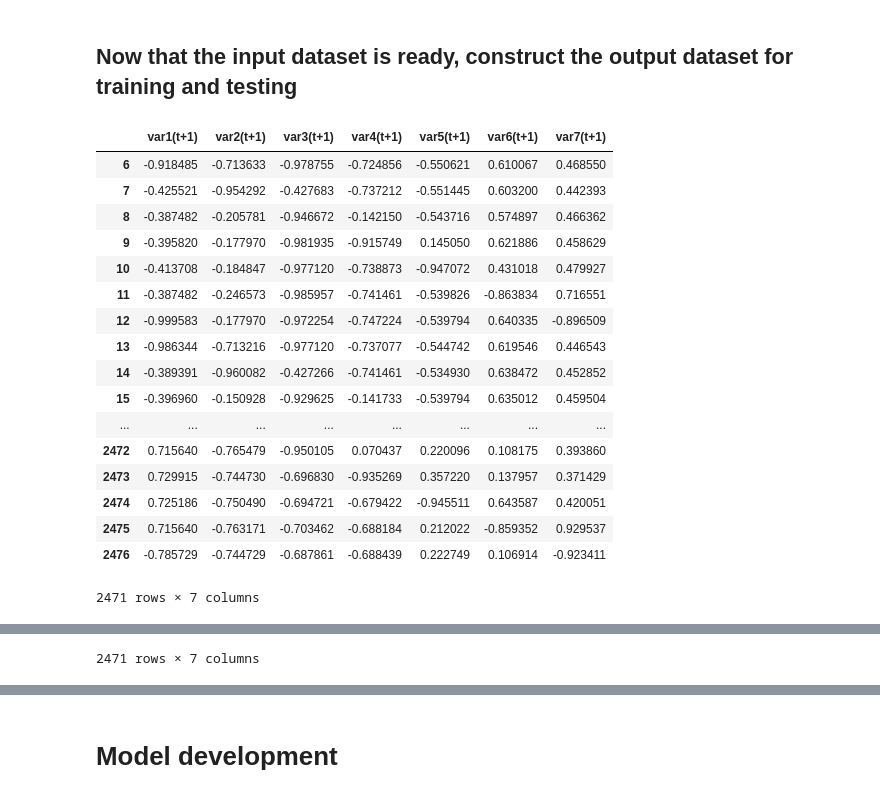
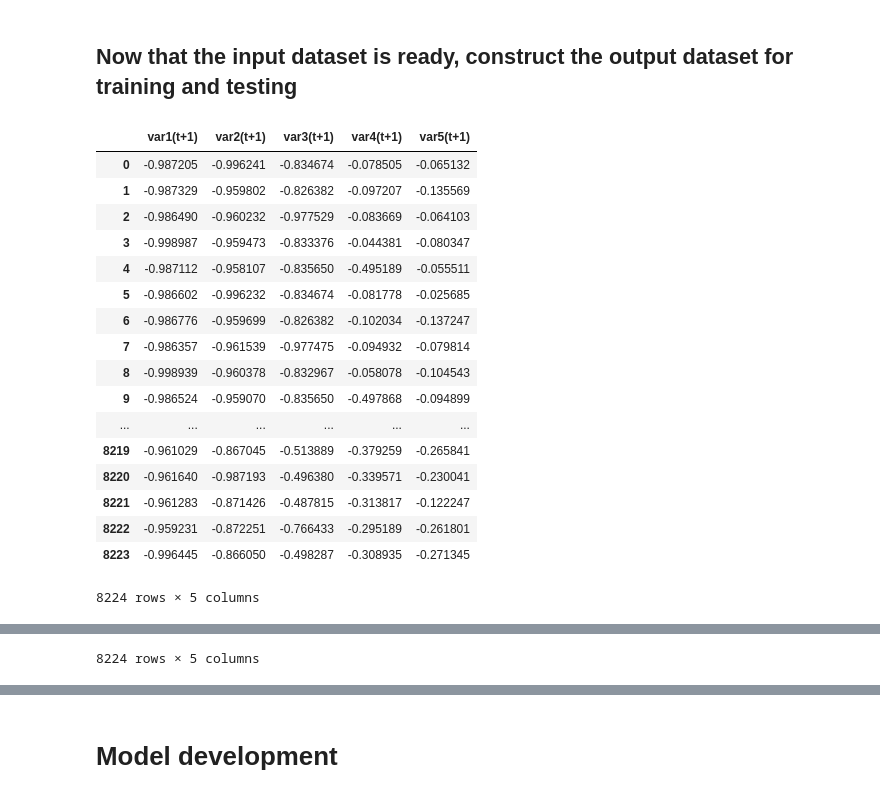
Before and after one commit to abhishekabhishek/mlh-2018, a Jupyter notebook: COMP 3190 Assignment 4.ipynb, the cells around one changed output, grey strips where cells are left out. Drawn from its saved outputs; the diff is of its cells as text; code cells hidden in the pictures.

```diff
--- a/COMP 3190 Assignment 4.ipynb
+++ b/COMP 3190 Assignment 4.ipynb
@@ -27,6 +27,6 @@ Home directory for the current user :  C:\Users\Alpha
 # %%
 # Add path to the sample data file for training and testing models
 sample_file_path = path.join(user_home_dir,
-                                  'Desktop\MLH-2018\\amex-nyse-nasdaq-stock-histories\subset_data\AAL.csv')
+                                  'Desktop\\MLH-2018\\amex-nyse-nasdaq-stock-histories\\subset_data\\HPQ.csv')
 print('Path to the data file currently being used : ', sample_file_path)
 # %% [output]
@@ -160,2 +190,4 @@ plt.show()
 # %% [markdown]
 ## Now that the dataframe are constructed, we can start the feature extraction and normalization
+# %%
+sample_dataframe = sample_dataframe.reset_index(drop=True)
@@ -161,0 +203,15 @@ plt.show()
+# %%
+# Initialize the list to hold the normalized data valuess
+scaled_features = []
+
+# Approach 1 : Using the data from previous 7 days to predict the next day
+from sklearn.preprocessing import MinMaxScaler
+
+# Normalize and scale each one of the input features and construct the
+# scaler array for doing inverse scaling later
+sample_df_cols = list(sample_dataframe.columns.values)
+sample_df_cols.remove('date')
+sample_df_cols.remove('Timestamp')
+sample_df_cols.remove('volume')
+
+display(sample_df_cols)
@@ -265,7 +312,7 @@ def make_dataset_batchable(data_array_in, desired_ratio, batch_size):
 # Make the dataset batchable for the training and testing
 
 batch_size = 7
-test_train_ratio = 0.75
+test_train_ratio = 0.6667
 
 ratio_to_use, scaled_features = make_dataset_batchable(scaled_features,
                                                       test_train_ratio,
@@ -552,32 +582,30 @@ def create_output(data, n_in, n_out, dropnan=True):
 # %%
 # Create the train and test output dataset
 
 train_output = create_output(data=train_dataset,
                             n_in=0,
                             n_out=2,
                             dropnan=True)
 
-
-train_output.drop(index=[0,1,2,3,4,5], inplace=True)
 display(train_output)
 
 train_output
 # %% [output]
-|  | var1(t+1) | var2(t+1) | var3(t+1) | var4(t+1) | var5(t+1) | var6(t+1) | var7(t+1) |
-| 6 | -0.918485 | -0.713633 | -0.978755 | -0.724856 | -0.550621 | 0.610067 | 0.468550 |
-| 7 | -0.425521 | -0.954292 | -0.427683 | -0.737212 | -0.551445 | 0.603200 | 0.442393 |
-| 8 | -0.387482 | -0.205781 | -0.946672 | -0.142150 | -0.543716 | 0.574897 | 0.466362 |
-| 9 | -0.395820 | -0.177970 | -0.981935 | -0.915749 | 0.145050 | 0.621886 | 0.458629 |
-| 10 | -0.413708 | -0.184847 | -0.977120 | -0.738873 | -0.947072 | 0.431018 | 0.479927 |
-| 11 | -0.387482 | -0.246573 | -0.985957 | -0.741461 | -0.539826 | -0.863834 | 0.716551 |
-| 12 | -0.999583 | -0.177970 | -0.972254 | -0.747224 | -0.539794 | 0.640335 | -0.896509 |
-| 13 | -0.986344 | -0.713216 | -0.977120 | -0.737077 | -0.544742 | 0.619546 | 0.446543 |
-| 14 | -0.389391 | -0.960082 | -0.427266 | -0.741461 | -0.534930 | 0.638472 | 0.452852 |
-| 15 | -0.396960 | -0.150928 | -0.929625 | -0.141733 | -0.539794 | 0.635012 | 0.459504 |
-| ... | ... | ... | ... | ... | ... | ... | ... |
-| 2472 | 0.715640 | -0.765479 | -0.950105 | 0.070437 | 0.220096 | 0.108175 | 0.393860 |
-| 2473 | 0.729915 | -0.744730 | -0.696830 | -0.935269 | 0.357220 | 0.137957 | 0.371429 |
-| 2474 | 0.725186 | -0.750490 | -0.694721 | -0.679422 | -0.945511 | 0.643587 | 0.420051 |
-| 2475 | 0.715640 | -0.763171 | -0.703462 | -0.688184 | 0.212022 | -0.859352 | 0.929537 |
-| 2476 | -0.785729 | -0.744729 | -0.687861 | -0.688439 | 0.222749 | 0.106914 | -0.923411 |
+|  | var1(t+1) | var2(t+1) | var3(t+1) | var4(t+1) | var5(t+1) |
+| 0 | -0.987205 | -0.996241 | -0.834674 | -0.078505 | -0.065132 |
+| 1 | -0.987329 | -0.959802 | -0.826382 | -0.097207 | -0.135569 |
+| 2 | -0.986490 | -0.960232 | -0.977529 | -0.083669 | -0.064103 |
+| 3 | -0.998987 | -0.959473 | -0.833376 | -0.044381 | -0.080347 |
+| 4 | -0.987112 | -0.958107 | -0.835650 | -0.495189 | -0.055511 |
+| 5 | -0.986602 | -0.996232 | -0.834674 | -0.081778 | -0.025685 |
+| 6 | -0.986776 | -0.959699 | -0.826382 | -0.102034 | -0.137247 |
+| 7 | -0.986357 | -0.961539 | -0.977475 | -0.094932 | -0.079814 |
+| 8 | -0.998939 | -0.960378 | -0.832967 | -0.058078 | -0.104543 |
+| 9 | -0.986524 | -0.959070 | -0.835650 | -0.497868 | -0.094899 |
+| ... | ... | ... | ... | ... | ... |
+| 8219 | -0.961029 | -0.867045 | -0.513889 | -0.379259 | -0.265841 |
+| 8220 | -0.961640 | -0.987193 | -0.496380 | -0.339571 | -0.230041 |
+| 8221 | -0.961283 | -0.871426 | -0.487815 | -0.313817 | -0.122247 |
+| 8222 | -0.959231 | -0.872251 | -0.766433 | -0.295189 | -0.261801 |
+| 8223 | -0.996445 | -0.866050 | -0.498287 | -0.308935 | -0.271345 |
-2471 rows × 7 columns
+8224 rows × 5 columns
@@ -601,4 +629,4 @@ train_output
-2471 rows × 7 columns
+8224 rows × 5 columns
 # %%
 test_output = create_output(data=test_dataset,
                             n_in=0,
```
Also changed, not shown: parts of 82 cells of this notebook, 11 other files.
